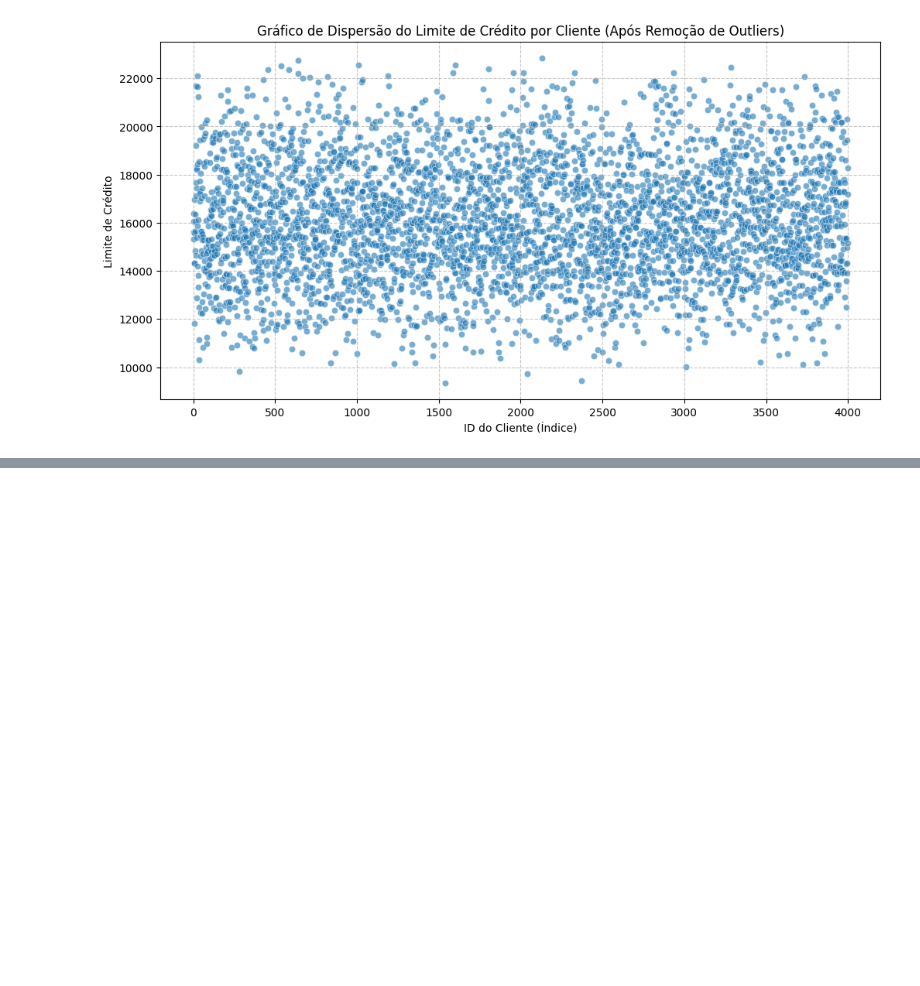
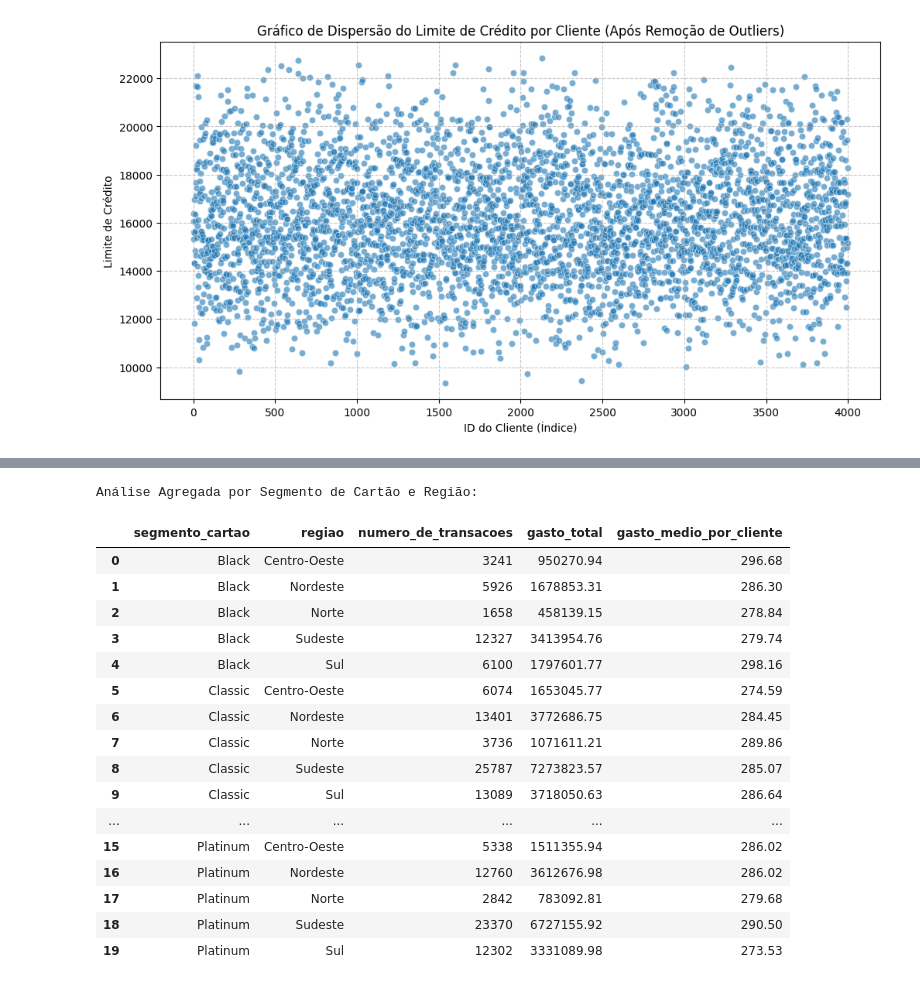
Before and after one commit to roneyreissilva/Projeto_Neocard, a Jupyter notebook: Notebook_Neocard_Roney.ipynb, the cells around one changed output, grey strips where cells are left out. Saved outputs shown, nothing was run; the diff lists cells and outputs as text; code cells hidden in the pictures; blank space fills up the shorter version.

```diff
--- a/Notebook_Neocard_Roney.ipynb
+++ b/Notebook_Neocard_Roney.ipynb
@@ -258,0 +399,35 @@ plt.show()
+# %%
+# Mesclar df_clientes_sem_outliers_limite com df_transacoes
+df_merged = pd.merge(df_clientes_sem_outliers_limite, df_transacoes, on='id_cliente', how='inner')
+
+# Calcular métricas agregadas por segmento e região
+analise_segmento_regiao = df_merged.groupby(['segmento_cartao', 'regiao']).agg(
+    numero_de_transacoes=('id_transacao', 'count'),
+    gasto_total=('valor_transacao', 'sum'),
+    gasto_medio_por_cliente=('valor_transacao', 'mean') # Gasto médio por transação neste contexto
+).reset_index()
+
+analise_segmento_regiao['gasto_medio_por_cliente'] = analise_segmento_regiao['gasto_medio_por_cliente'].round(2)
+
+#
+print("Análise Agregada por Segmento de Cartão e Região:")
+display(analise_segmento_regiao.head(50))
+# %% [output]
+Análise Agregada por Segmento de Cartão e Região:
+|  | segmento_cartao | regiao | numero_de_transacoes | gasto_total | gasto_medio_por_cliente |
+| 0 | Black | Centro-Oeste | 3241 | 950270.94 | 296.68 |
+| 1 | Black | Nordeste | 5926 | 1678853.31 | 286.30 |
+| 2 | Black | Norte | 1658 | 458139.15 | 278.84 |
+| 3 | Black | Sudeste | 12327 | 3413954.76 | 279.74 |
+| 4 | Black | Sul | 6100 | 1797601.77 | 298.16 |
+| 5 | Classic | Centro-Oeste | 6074 | 1653045.77 | 274.59 |
+| 6 | Classic | Nordeste | 13401 | 3772686.75 | 284.45 |
+| 7 | Classic | Norte | 3736 | 1071611.21 | 289.86 |
+| 8 | Classic | Sudeste | 25787 | 7273823.57 | 285.07 |
+| 9 | Classic | Sul | 13089 | 3718050.63 | 286.64 |
+| ... | ... | ... | ... | ... | ... |
+| 15 | Platinum | Centro-Oeste | 5338 | 1511355.94 | 286.02 |
+| 16 | Platinum | Nordeste | 12760 | 3612676.98 | 286.02 |
+| 17 | Platinum | Norte | 2842 | 783092.81 | 279.68 |
+| 18 | Platinum | Sudeste | 23370 | 6727155.92 | 290.50 |
+| 19 | Platinum | Sul | 12302 | 3331089.98 | 273.53 |
```
Also changed, not shown: parts of 10 cells of this notebook.
